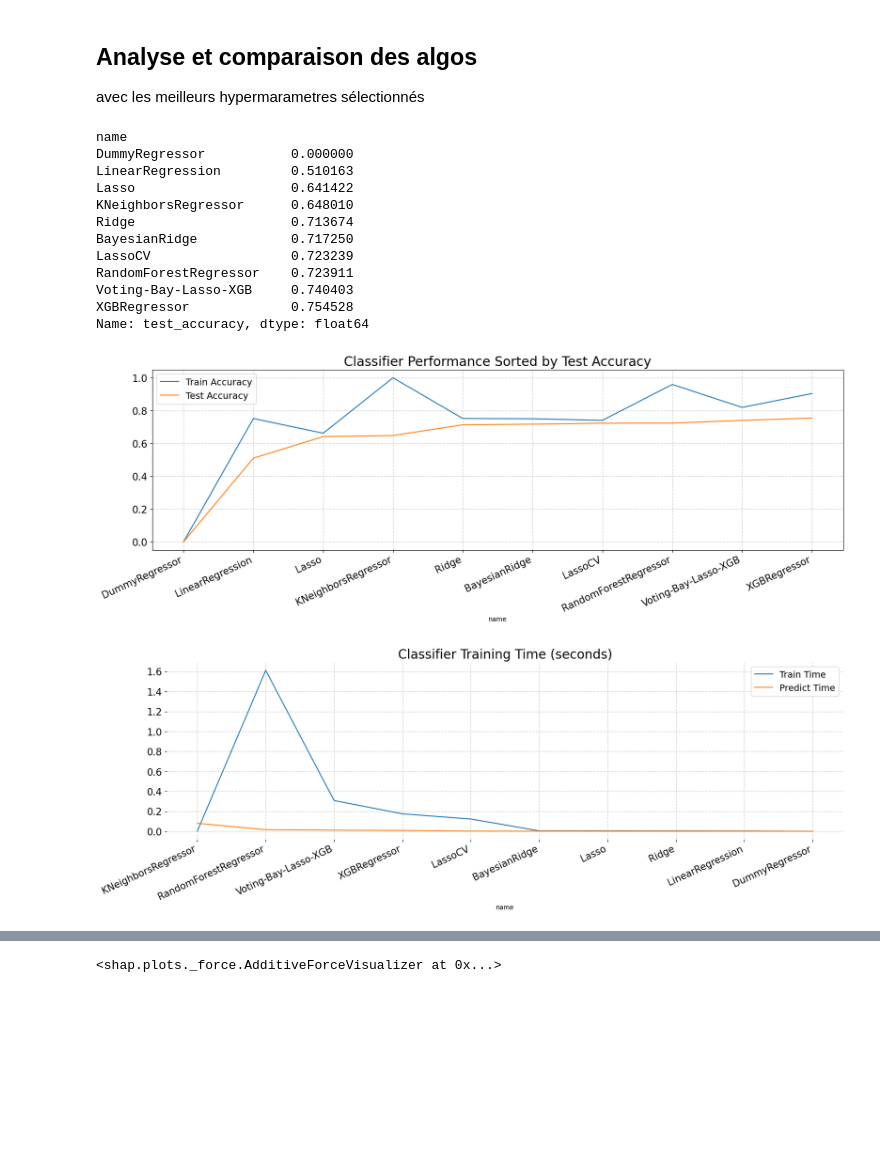
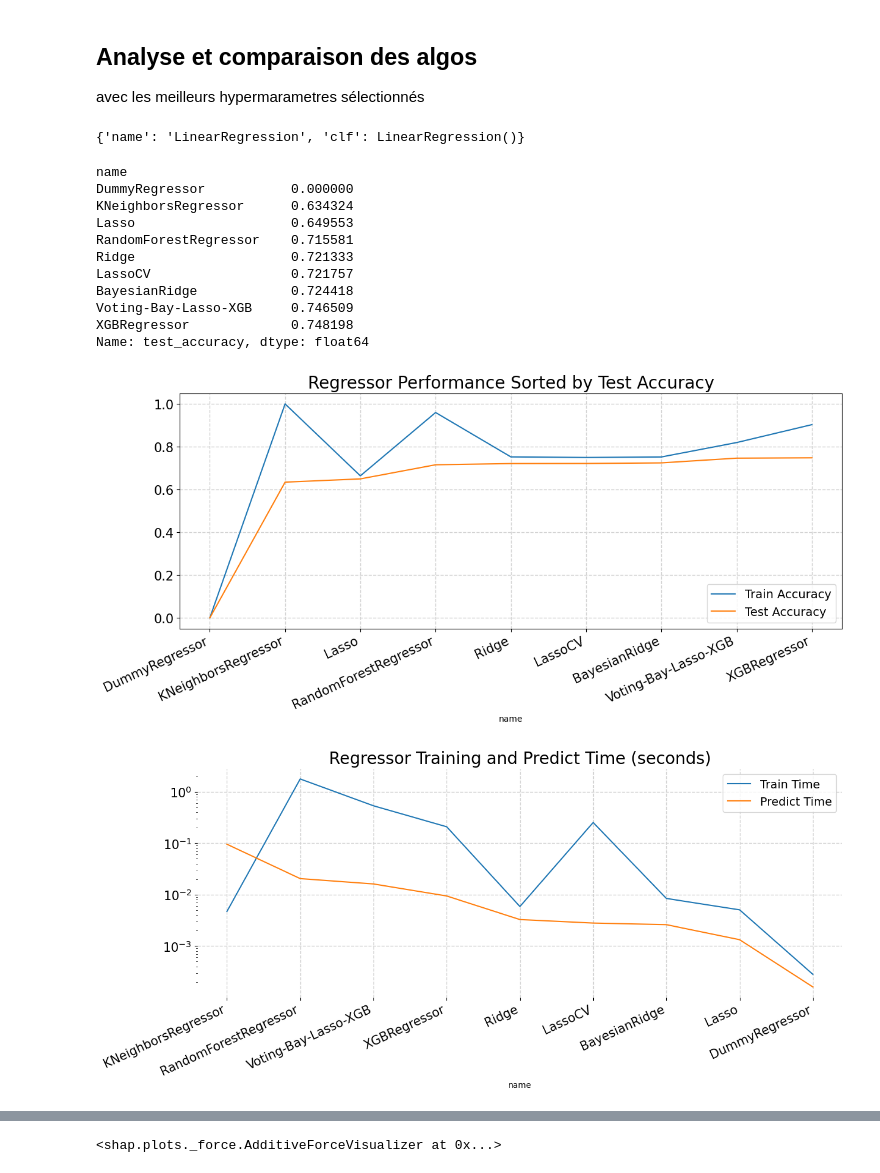
Before and after one commit to CeVague/Projet_4-Anticipez_besoins_consommation_batiments, a Jupyter notebook: Prediction.ipynb, the cells around one changed output, grey strips where cells are left out. Saved outputs shown, nothing was run; the diff lists cells and outputs as text; code cells hidden in the pictures; blank space fills up the shorter version.

```diff
--- a/Prediction.ipynb
+++ b/Prediction.ipynb
@@ -178,6 +179,7 @@ def get_features_importance(model, X, y, plot=False):
 # %%
 model = RandomForestRegressor(max_depth=30)
 model = XGBRegressor()
+model = BayesianRidge(alpha_init=1, lambda_init=0.1)
 
 get_features_importance(model, data_X[col_num], data_Y['Energy_Y'], True)
 # %% [output]
@@ -280,7 +282,7 @@ models = [dummy.DummyRegressor(), KNeighborsRegressor(), LassoCV(), RandomForest
 # Une liste de paramètres pour les modèles correspondants
 params = [{'strategy':['mean', 'median']},
           {'n_neighbors':[5, 10, 15, 30], 'weights':['distance']},
-          {'cv':[2, 3, 4, 5, 6, 8]},
+          {'cv':[2, 3, 4, 5, 6, 8], 'max_iter':[4000]},
           {"max_depth": [3, 5, 10, 20, 30, 50, 75, 100]},
           {"alpha": np.arange(0.1, 0.9, 0.01)},
           {},
@@ -335,6 +337,11 @@ for e in list_models:
 
 reg = VotingRegressor(estimators=tmp_reg)
 list_models.append({'name':'Voting-Bay-Lasso-XGB', 'clf':reg})
+# %%
+#list_models.pop(-1)
+list_models.pop(5)
+# %% [output]
+{'name': 'LinearRegression', 'clf': LinearRegression()}
 # %%
 import time
 from sklearn.model_selection import train_test_split
@@ -345,7 +352,7 @@ trained_models = [] #  keep track of all details for models we train
 def train_model(model, data, labels):
     X = data
     y = labels
-    X_train, X_test, y_train, y_test = train_test_split(X, y, test_size=0.3)
+    X_train, X_test, y_train, y_test = train_test_split(X, y, test_size=0.33)
 
     start_time = time.time()
     trained_model = model["clf"].fit(X_train, y_train)
@@ -380,50 +387,49 @@ models = [
           {"name": "BayesianRidge", "clf": BayesianRidge()},
           {"name": "Best Model", "clf": best_model}]
 
-for model in list_models*25:
+for model in list_models*50:
     model_details = train_model(model, data_X[col_num], data_Y[TARGET])
     trained_models.append(model_details)
 
 
 
 # visualize accuracy and run time
 setup_plot()
 model_df = pd.DataFrame(trained_models).groupby('name').mean()
 model_df.sort_values("test_accuracy", inplace=True)
 print(model_df["test_accuracy"])
-ax = model_df[["train_accuracy","test_accuracy"]].plot(kind="line", figsize=(19,5), title="Classifier Performance Sorted by Test Accuracy")
+ax = model_df[["train_accuracy","test_accuracy"]].plot(kind="line", figsize=(14,5), title="Regressor Performance Sorted by Test Accuracy")
 ax.legend(["Train Accuracy", "Test Accuracy"])
 ax.title.set_size(20)
 ax.set_xticks(range(len(model_df)), model_df.index.to_list(), rotation=25, ha='right')
 #plt.xticks(rotation=90)
 
 model_df.sort_values("predict_time", inplace=True, ascending=False)
-ax= model_df[["train_time", "predict_time"]].plot(kind="line", figsize=(19,5), grid=True, title="Classifier Training Time (seconds)")
+ax= model_df[["train_time", "predict_time"]].plot(kind="line", figsize=(14,5), grid=True, title="Regressor Training and Predict Time (seconds)", logy=True)
 ax.title.set_size(20)
 ax.legend(["Train Time", "Predict Time"])
 ax.set_xticks(range(len(model_df)), model_df.index.to_list(), rotation=25, ha='right')
 plt.box(False)
 
 
 model_df = pd.DataFrame(trained_models).groupby('name').std()
 model_df.sort_values("test_accuracy", inplace=True, ascending=False)
-ax= model_df[["train_accuracy","test_accuracy"]].plot(kind="line", figsize=(19,5), grid=True, title="Classifier deviation")
+ax= model_df[["train_accuracy","test_accuracy"]].plot(kind="line", figsize=(14,5), grid=True, title="Regressor deviation")
 ax.title.set_size(20)
 ax.legend(["Train Deviation", "Test Deviation"])
 ax.set_xticks(range(len(model_df)), model_df.index.to_list(), rotation=25, ha='right')
 plt.box(False)
 # %% [output]
 name
 DummyRegressor           0.000000
-LinearRegression         0.510163
-Lasso                    0.641422
-KNeighborsRegressor      0.648010
-Ridge                    0.713674
-BayesianRidge            0.717250
-LassoCV                  0.723239
-RandomForestRegressor    0.723911
-Voting-Bay-Lasso-XGB     0.740403
-XGBRegressor             0.754528
+KNeighborsRegressor      0.634324
+Lasso                    0.649553
+RandomForestRegressor    0.715581
+Ridge                    0.721333
+LassoCV                  0.721757
+BayesianRidge            0.724418
+Voting-Bay-Lasso-XGB     0.746509
+XGBRegressor             0.748198
 Name: test_accuracy, dtype: float64
-[figure, old version]
+[figure, new version]
-[figure, old version]
+[figure, new version]
```
Also changed, not shown: parts of 15 cells of this notebook, 1 other file.
